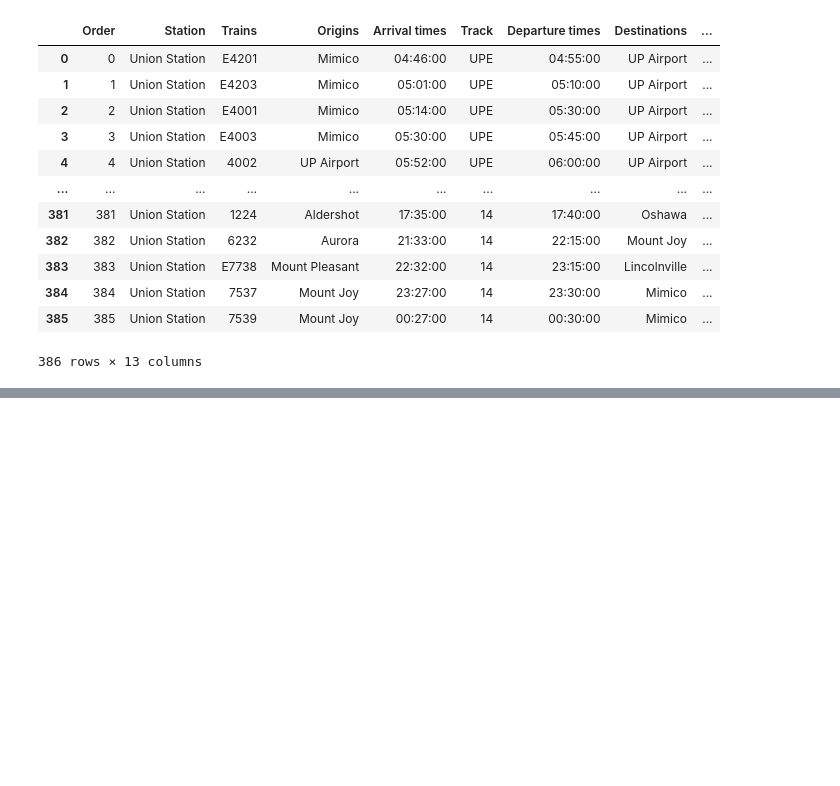
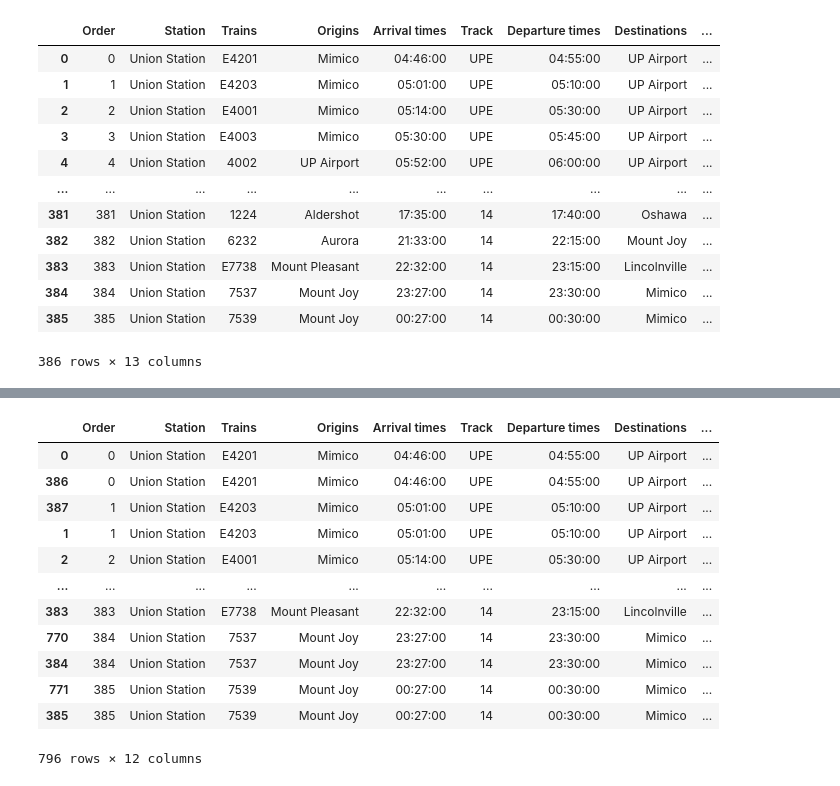
Before and after one commit to melissaluc/Python-GIS-scripts, a Jupyter notebook: Track Occupation Version2.ipynb, the cells around one changed output, grey strips where cells are left out. Drawn from its saved outputs; the diff is of its cells as text; code cells hidden in the pictures; blank space fills up the shorter version.

```diff
--- a/Track Occupation Version2.ipynb
+++ b/Track Occupation Version2.ipynb
@@ -176,6 +234,21 @@ occupation_table_out = occupation_table_out.melt(id_vars = occupation_table.colu
 # %%
 occupation_table_in = pd.merge(occupation_table , inRoutes, left_index=True, right_index=True)
 occupation_table_in = occupation_table_in.melt(id_vars = occupation_table.columns, value_name='Inbound Route').drop(columns='variable',axis=1).drop_duplicates().sort_values(by='Order')
+occupation_table_in
+# %% [output]
+|  | Order | Station | Trains | Origins | Arrival times | Track | Departure times | Destinations | ... |
+| 0 | 0 | Union Station | E4201 | Mimico | 04:46:00 | UPE | 04:55:00 | UP Airport | ... |
+| 386 | 0 | Union Station | E4201 | Mimico | 04:46:00 | UPE | 04:55:00 | UP Airport | ... |
+| 387 | 1 | Union Station | E4203 | Mimico | 05:01:00 | UPE | 05:10:00 | UP Airport | ... |
+| 1 | 1 | Union Station | E4203 | Mimico | 05:01:00 | UPE | 05:10:00 | UP Airport | ... |
+| 2 | 2 | Union Station | E4001 | Mimico | 05:14:00 | UPE | 05:30:00 | UP Airport | ... |
+| ... | ... | ... | ... | ... | ... | ... | ... | ... | ... |
+| 383 | 383 | Union Station | E7738 | Mount Pleasant | 22:32:00 | 14 | 23:15:00 | Lincolnville | ... |
+| 770 | 384 | Union Station | 7537 | Mount Joy | 23:27:00 | 14 | 23:30:00 | Mimico | ... |
+| 384 | 384 | Union Station | 7537 | Mount Joy | 23:27:00 | 14 | 23:30:00 | Mimico | ... |
+| 771 | 385 | Union Station | 7539 | Mount Joy | 00:27:00 | 14 | 00:30:00 | Mimico | ... |
+| 385 | 385 | Union Station | 7539 | Mount Joy | 00:27:00 | 14 | 00:30:00 | Mimico | ... |
+796 rows × 12 columns
 # %%
 #occupation_table_in.to_csv(r'C:\Users\LUCME\Desktop\File Transfer\Desktop\Folders - Desktop\Track and Timetable Data from Treno for RER\Output\union_station_track_occupation_inbound_routes_V2.csv', sep='\t',                                    encoding='UTF-16', index = False)
 #occupation_table_out.to_csv(r'C:\Users\LUCME\Desktop\File Transfer\Desktop\Folders - Desktop\Track and Timetable Data from Treno for RER\Output\union_station_track_occupation_outbound_routes_V2.csv', sep='\t',                                  encoding='UTF-16', index = False)
```
Also changed, not shown: parts of 14 cells of this notebook.
